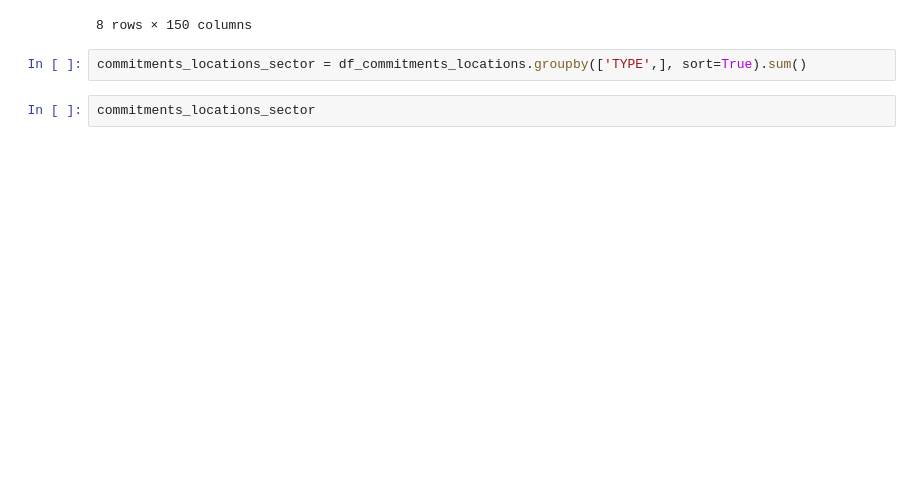
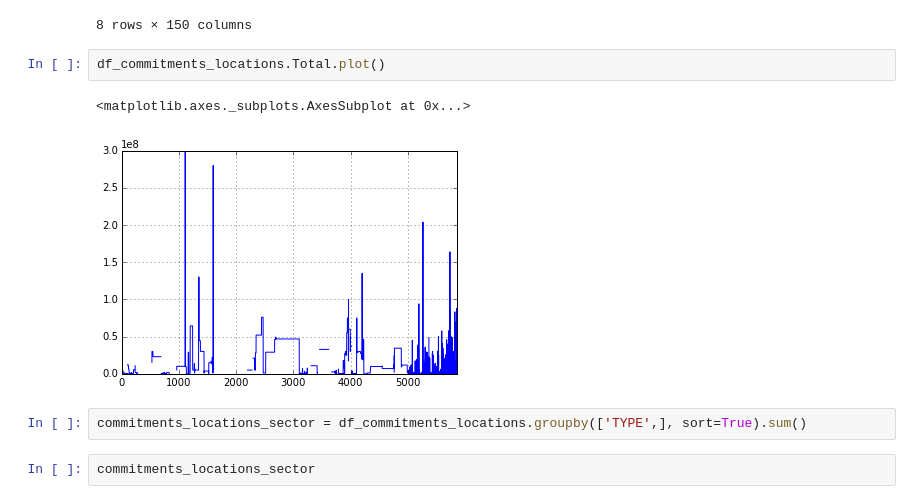
Before and after one commit to bcarancibia/CUNY_IS_602, a Jupyter notebook: Project/bcarancibia_final_project.ipynb, the cells around one changed output. Saved outputs shown, nothing was run; the diff lists cells and outputs as text; blank space fills up the shorter version.

```diff
--- a/Project/bcarancibia_final_project.ipynb
+++ b/Project/bcarancibia_final_project.ipynb
@@ -61,6 +74,11 @@ df_commitments_locations.describe()
 | 75% | 14.950000 | -87.000000 | NaN | 0.000000 | 0.000000 | 0.000000 | ... |
 | max | 19.000000 | -70.666670 | NaN | 93984940.000000 | 6608961.000000 | 26000000.000000 | ... |
 8 rows × 150 columns
+# %%
+df_commitments_locations.Total.plot()
+# %% [output]
+<matplotlib.axes._subplots.AxesSubplot at 0x...>
+[figure, added]
 # %%
 commitments_locations_sector = df_commitments_locations.groupby(['TYPE',], sort=True).sum()
 # %%
```
Also changed, not shown: parts of 14 cells of this notebook, 1 other file.
